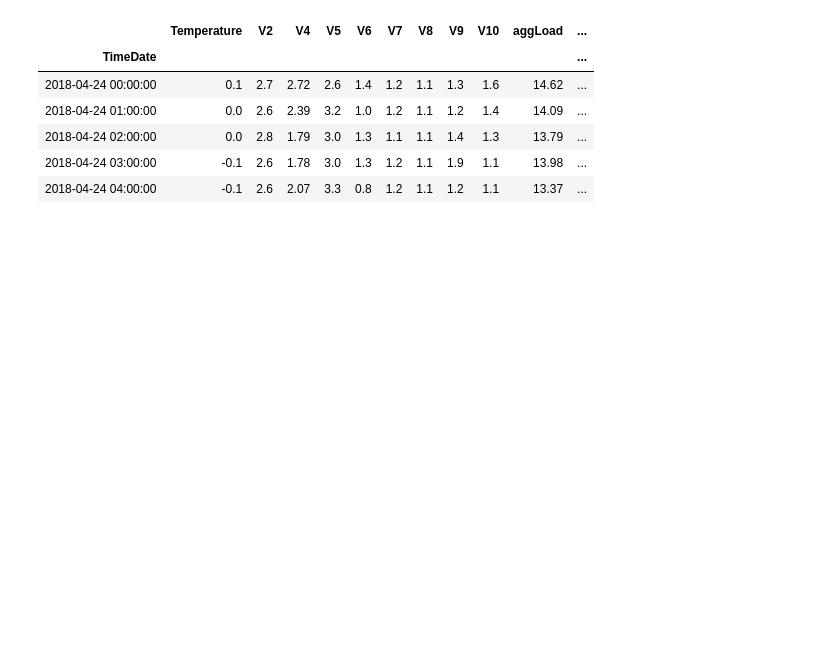
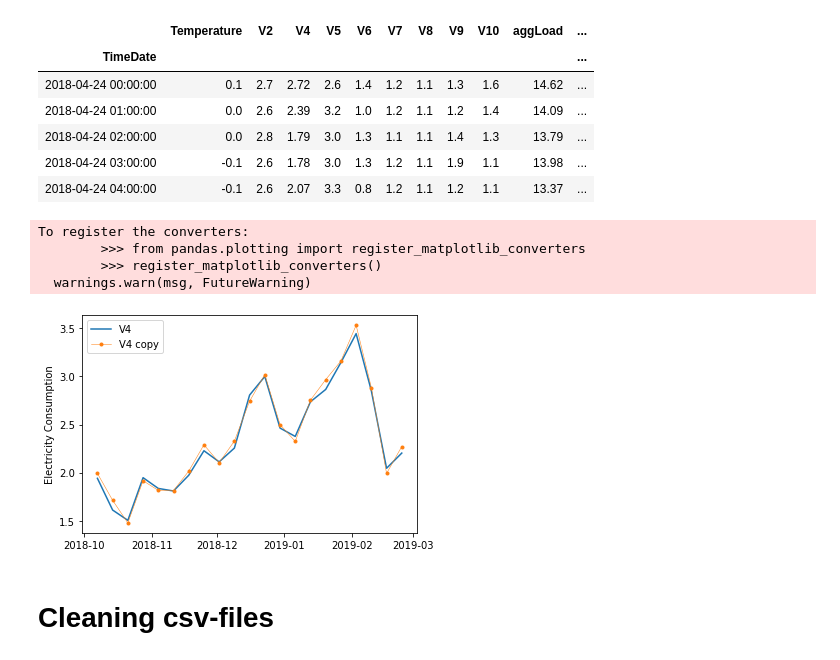
Before and after one commit to johanssonkarin/master-thesis, a Jupyter notebook: notebooks/function-dev.ipynb, the cells around one changed output. Cells and saved outputs as stored; diff of their text form; code cells hidden in the pictures; blank space fills up the shorter version.

```diff
--- a/notebooks/function-dev.ipynb
+++ b/notebooks/function-dev.ipynb
@@ -22,2 +12,0 @@ array([-0.02303198, -0.0279287 , -0.02587952, ...,  0.03609685,
-# %%
-df['V_rand'] = df['V2'] + df['V2'].mul(prob_array)
@@ -34,10 +13,10 @@ df.head()
 # %%
 # A function to copy a load profile with stochastic deviation
 # from the original. The values varies according to a gaussian
-# distribution, with default and mu = 0, sigma = 0.05. The
+# distribution, with default and mu = 0, sigma = 0.1. The
 # funtion returns a copy of the dataframe with the new column.
 
-def copy_load_stochastic(dataframe, column_name, sigma=0.05):
+def copy_load_stochastic(dataframe, column_name, sigma=0.1):
 
     min_prob, max_prob = -sigma, sigma
     prob_array = (max_prob - min_prob) * np.random.random_sample(size=dataframe.shape[0]) + min_prob
@@ -46,7 +25,7 @@ def copy_load_stochastic(dataframe, column_name, sigma=0.05):
 
     return dataframe
 # %%
-df_with_copy = copy_load_stochastic(df, 'V4')
+df_with_copy = copy_load_stochastic(df, 'V4',sigma=0.5)
 # %%
 df_with_copy.head()
 # %% [output]
@@ -57,3 +36,24 @@ df_with_copy.head()
 | 2018-04-24 02:00:00 | 0.0 | 2.8 | 1.79 | 3.0 | 1.3 | 1.1 | 1.1 | 1.4 | 1.3 | 13.79 | ... |
 | 2018-04-24 03:00:00 | -0.1 | 2.6 | 1.78 | 3.0 | 1.3 | 1.2 | 1.1 | 1.9 | 1.1 | 13.98 | ... |
 | 2018-04-24 04:00:00 | -0.1 | 2.6 | 2.07 | 3.3 | 0.8 | 1.2 | 1.1 | 1.2 | 1.1 | 13.37 | ... |
+# %%
+df_with_copy['Year'] = df_with_copy.index.year
+df_with_copy['Month'] = df_with_copy.index.month
+df_with_copy['Weekday Name'] = df_with_copy.index.weekday_name
+# %%
+y1 = df_with_copy['V4'].resample('W').mean()
+y2 = df_with_copy['V4_stoch_copy'].resample('W').mean()
+
+fig, ax = plt.subplots()
+ax.plot(y1.loc['2018-10':'2019-02'], label='V4')
+ax.plot(y2.loc['2018-10':'2019-02'], marker='.', linestyle='-', linewidth=0.5, label='V4 copy')
+ax.set_ylabel('Electricity Consumption')
+ax.legend();
+# %% [output]
+To register the converters:
+        >>> from pandas.plotting import register_matplotlib_converters
+        >>> register_matplotlib_converters()
+  warnings.warn(msg, FutureWarning)
+[figure, added]
+# %% [markdown]
+# Cleaning csv-files
```
Also changed, not shown: parts of 12 cells of this notebook, 4 other files.
